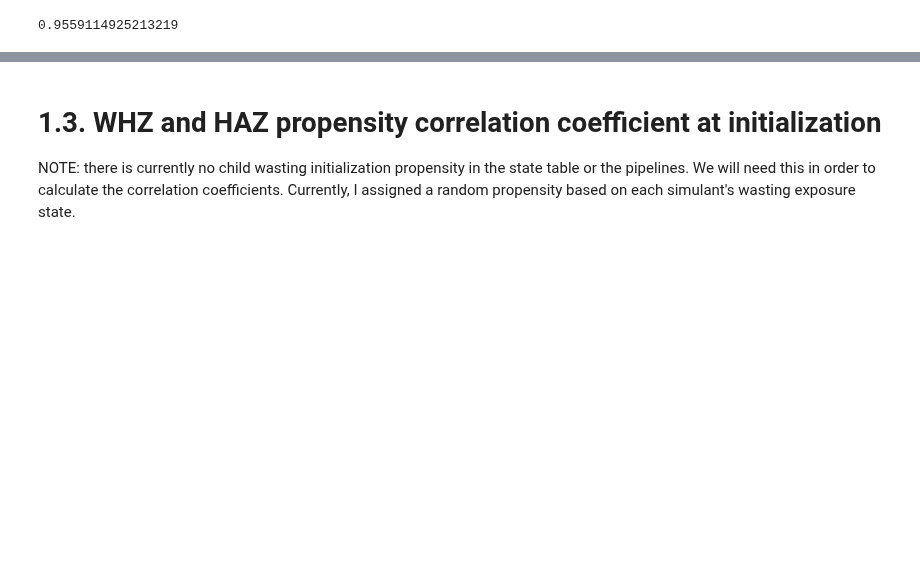
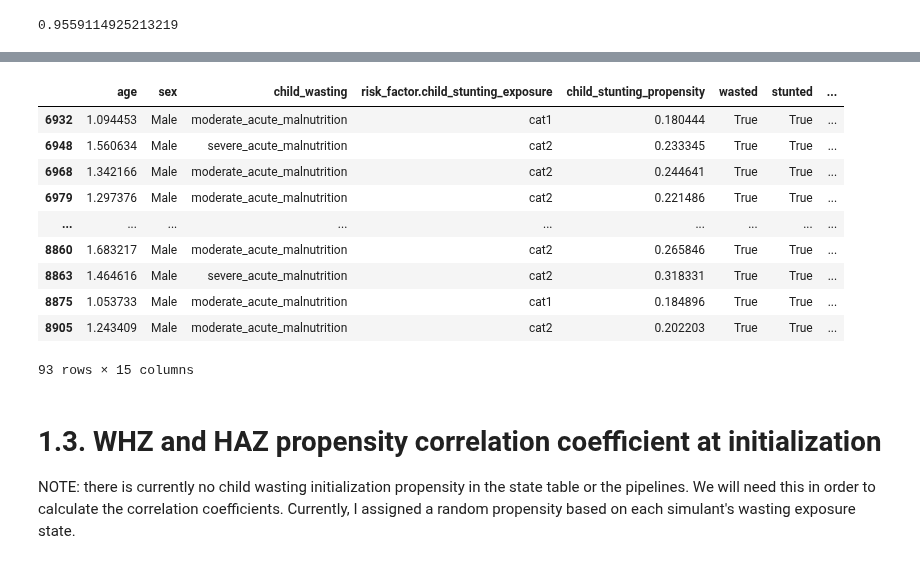
Before and after one commit to ihmeuw/vivarium_research_ciff_sam, a Jupyter notebook: model_validation/interactive_simulations/model_4/wasting_stunting_correlation.ipynb, the cells around one changed output, grey strips where cells are left out. Saved outputs shown, nothing was run; the diff lists cells and outputs as text; code cells hidden in the pictures; blank space fills up the shorter version.

```diff
--- a/model_validation/interactive_simulations/model_4/wasting_stunting_correlation.ipynb
+++ b/model_validation/interactive_simulations/model_4/wasting_stunting_correlation.ipynb
@@ -132,3 +141,17 @@ calculate_OR_of_stunting_among_wasted(cgf, 0.5, 5)
+# %%
+cgf.loc[(cgf.age>1) & (cgf.age<2)].loc[cgf.wasted==True].loc[cgf.stunted==True]
+# %% [output]
+|  | age | sex | child_wasting | risk_factor.child_stunting_exposure | child_stunting_propensity | wasted | stunted | ... |
+| 6932 | 1.094453 | Male | moderate_acute_malnutrition | cat1 | 0.180444 | True | True | ... |
+| 6948 | 1.560634 | Male | severe_acute_malnutrition | cat2 | 0.233345 | True | True | ... |
+| 6968 | 1.342166 | Male | moderate_acute_malnutrition | cat2 | 0.244641 | True | True | ... |
+| 6979 | 1.297376 | Male | moderate_acute_malnutrition | cat2 | 0.221486 | True | True | ... |
+| ... | ... | ... | ... | ... | ... | ... | ... | ... |
+| 8860 | 1.683217 | Male | moderate_acute_malnutrition | cat2 | 0.265846 | True | True | ... |
+| 8863 | 1.464616 | Male | severe_acute_malnutrition | cat2 | 0.318331 | True | True | ... |
+| 8875 | 1.053733 | Male | moderate_acute_malnutrition | cat1 | 0.184896 | True | True | ... |
+| 8905 | 1.243409 | Male | moderate_acute_malnutrition | cat2 | 0.202203 | True | True | ... |
+93 rows × 15 columns
 # %% [markdown]
 # 1.3. WHZ and HAZ propensity correlation coefficient at initialization
 
```
Also changed, not shown: parts of 23 cells of this notebook, 4 other files.
